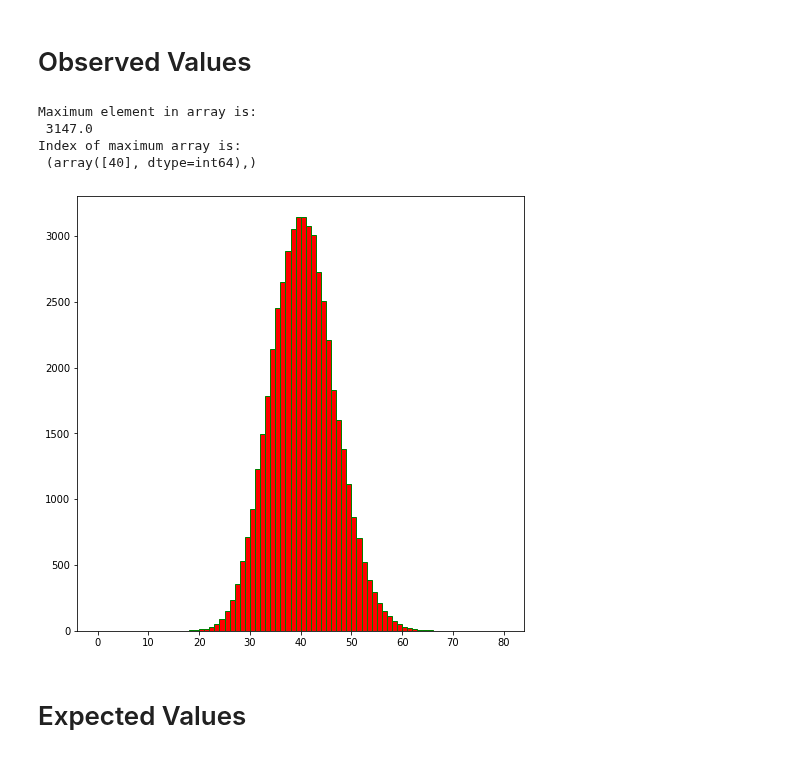
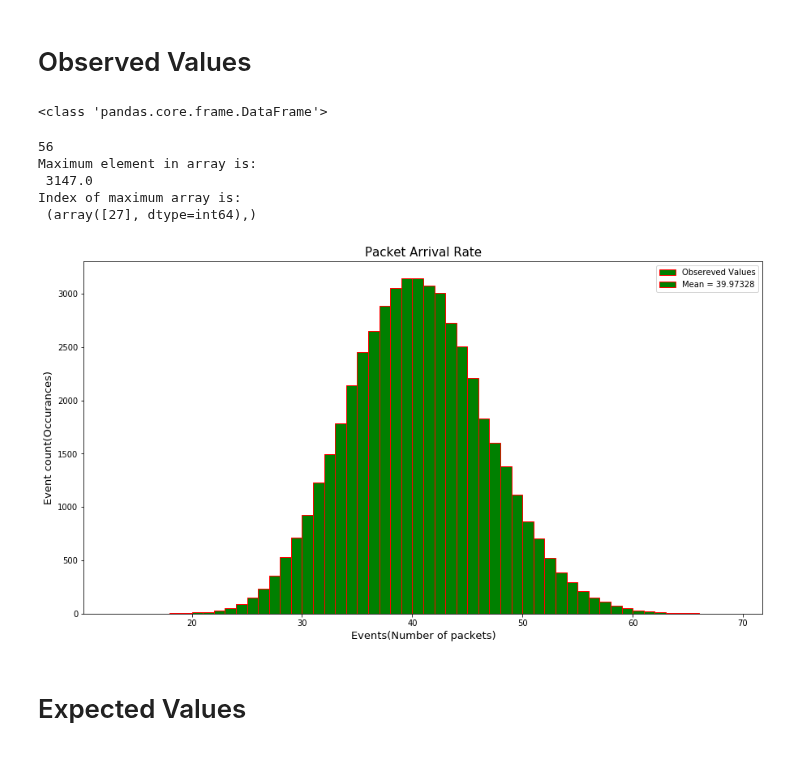
Before and after one commit to royruiz-dev/DataAutomation_SimComNets, a Jupyter notebook: SiMCN-Ex05/SimComNet_Ex5_Chi-square_Test.ipynb, the cells around one changed output. Cells and saved outputs as stored; diff of their text form; code cells hidden in the pictures.

```diff
--- a/SiMCN-Ex05/SimComNet_Ex5_Chi-square_Test.ipynb
+++ b/SiMCN-Ex05/SimComNet_Ex5_Chi-square_Test.ipynb
@@ -1,5 +1,43 @@
 # %% [markdown]
 # Observed Values
+# %%
+import pandas as pd
+import numpy as np
+import matplotlib.pyplot as plt
+from matplotlib import pyplot as plt
+from matplotlib import style
+import math
+import decimal
+import numpy
+#import plotly.express as px
+from numpy import asarray
+from numpy import savetxt
+
+# Data is read from the CSV file and saved to a container
+cols = ['iAT', 'PacketSize']
+data = pd.read_csv('udp_rcvd_vector.csv',
+    delimiter=',', skiprows=[0], names=cols)
+X = data['iAT']
+df = pd.DataFrame(data)
+
+# Time is divided into interval and corresponding data points are also arranged accordingly
+max_time = float(math.ceil(df['iAT'].max()))
+min_time = float(math.floor(df['iAT'].min()))
+
+df_summary = df["iAT"].groupby(pd.cut(df["iAT"],
+            np.arange(min_time, max_time+250.0, 250.0),labels=np.arange(int(min_time),int(max_time),
+            decimal.Decimal('250.0')))).count().to_frame('Occurrences').reset_index()
+
+df2_summary = df_summary.astype(float)
+
+print(type(df_summary))
+
+with open('Temp.csv', 'w') as csv_file:
+    df2_summary.to_csv(path_or_buf=csv_file)
+
+#savetxt('Temp.csv', df2_summary, delimiter=',')
+# %% [output]
+<class 'pandas.core.frame.DataFrame'>
 # %%
 import pandas as pd
 import numpy as np
@@ -8,6 +46,7 @@ from matplotlib import pyplot as plt
 from matplotlib import style
 import math
 import decimal
+import numpy
 #import plotly.express as px
 from numpy import asarray
 from numpy import savetxt
@@ -27,37 +66,47 @@ df_summary = df["iAT"].groupby(pd.cut(df["iAT"],
             np.arange(min_time, max_time+0.4, 0.4),labels=np.arange(int(min_time),int(max_time),
             decimal.Decimal('0.4')))).count().to_frame('Occurrences').reset_index()
 
 df2_summary = df_summary.astype(float)
 
 #df2_summary['Throughput'] = df2_summary['rxPkOk_Sum']/df2_summary['Sim_T']
 
 # Genenerated vectors from the previous setp are written to a seperate CSV file
 with open('iAT_data.csv', 'w') as csv_file:
     df2_summary.to_csv(path_or_buf=csv_file)
 
 # Newly generated data is read in the following block of code for further processing and plotting
 columns = ['Serial_Num', 'iAT', 'Occurance_count']
 df = pd.read_csv('iAT_data.csv',delimiter=',', skiprows=[0], names=columns)
 
 x = df['iAT']
 y = df['Occurance_count']
-plt.figure(figsize=(8,8))
-(n, bins, patches) = plt.hist(y, bins = range(0,81) , color = "red", ec="green")
 
+plt.figure(figsize=(15,8))
+plt.title('Packet Arrival Rate', size = 15)
+plt.xlabel('Events(Number of packets)', size = 13)
+plt.ylabel('Event count(Occurances)', size = 13)
+(n, bins, patches) = plt.hist(y, bins = range(int(y.min()), int(y.max())+1, 1) , color = 'green', ec = 'red', label = True)
+plt.legend(['Obsereved Values','Mean = 39.97328'], loc='upper right')
+
+
+#print(bins)
+print(len(n))
+#print(patches)
 # The following line supresses the scientific notation of data recodrding
 np.set_printoptions(suppress=True)
 data = asarray(n)
 
 # Packet count vector is saved to a new csv file
 savetxt('data.csv', data, delimiter=',')
 print("Maximum element in array is:\n", numpy.amax(n))
 print("Index of maximum array is:\n", numpy.where(n == numpy.amax(n)))
 # %% [output]
+56
 Maximum element in array is:
  3147.0
 Index of maximum array is:
- (array([40], dtype=int64),)
+ (array([27], dtype=int64),)
-[figure, old version]
+[figure, new version]
 # %% [markdown]
 # Expected Values
 # %%
```
Also changed, not shown: parts of 3 cells of this notebook, 1 other file.
